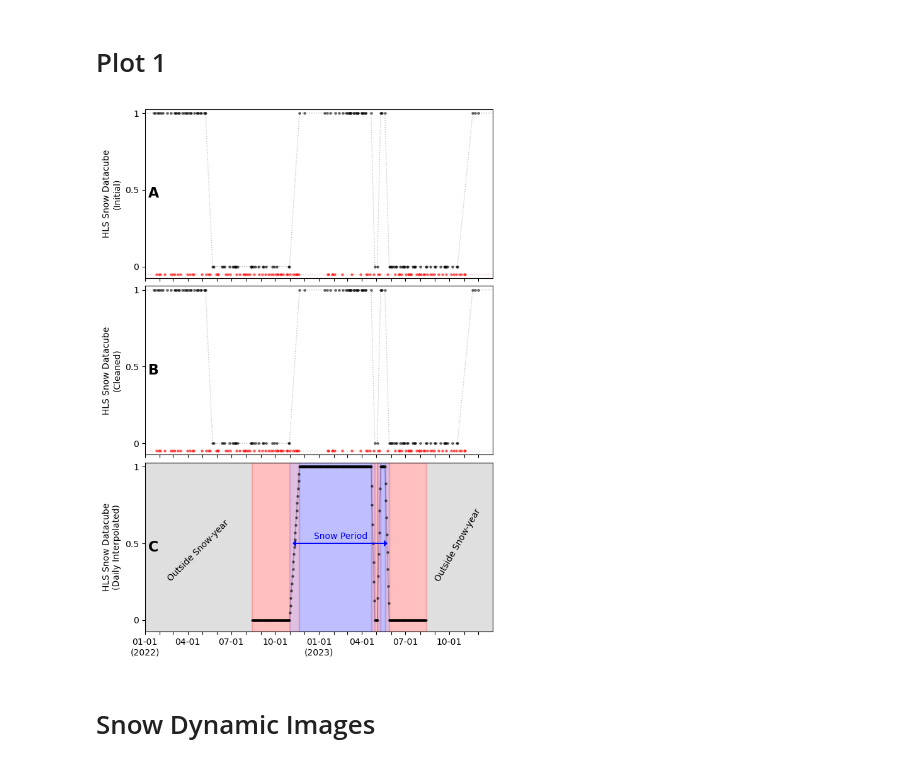
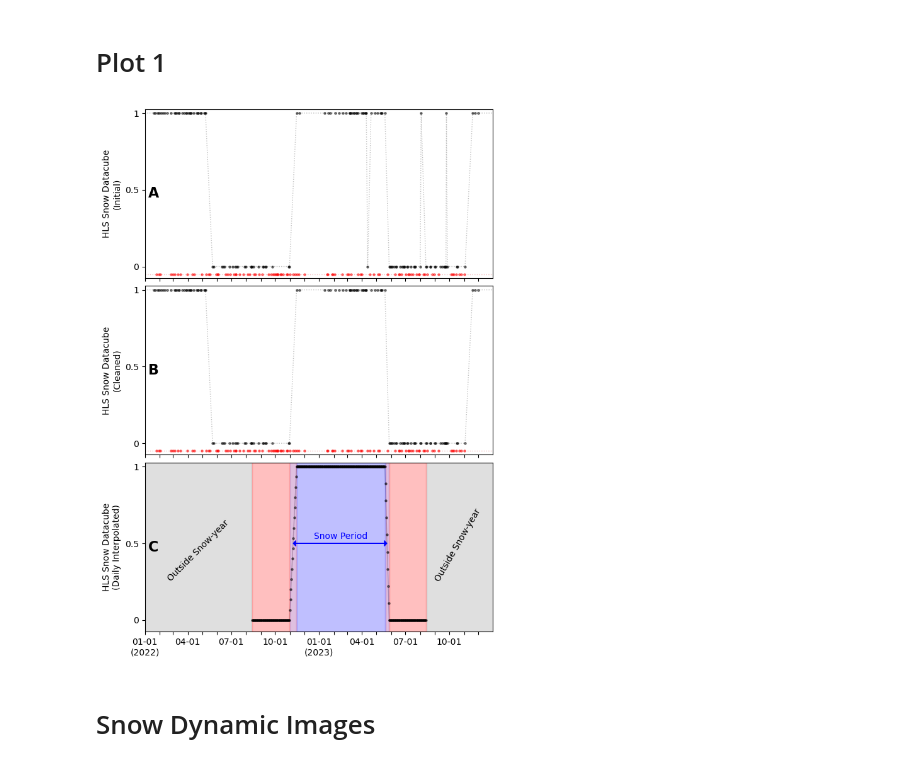
Before and after one commit to ZZMitch/snowDynamics_v1, a Jupyter notebook: Notebooks/Figure Creation/Figure 5and6andA10.ipynb, the cells around one changed output. Cells and saved outputs as stored; diff of their text form; code cells hidden in the pictures.

Commit message:
Minor figure updates

```diff
--- a/Notebooks/Figure Creation/Figure 5and6andA10.ipynb
+++ b/Notebooks/Figure Creation/Figure 5and6andA10.ipynb
@@ -260,7 +260,7 @@ array([[[ 1.,  1.,  1., ...,  1.,  1.,  1.],
 # %%
 x = 1208 #np.random.randint(0, snowCube.shape[1])
 print(x)
-y = 1475 #np.random.randint(0, snowCube.shape[2])
+y = 1845 #np.random.randint(0, snowCube.shape[2])
 print(y)
 
 print(snowCube[:, x, y]['x'].values) #.rio.set_spatial_dims('x', 'y').rio.reproject('EPSG:4326')
@@ -315,7 +315,8 @@ df
 # %%
 df1 = snowCube[:, x, y].to_dataframe()
 df1 = df1.drop(['band', 'x', 'y', 'spatial_ref'], axis = 1)
-df1 = df1.rename(columns = {'stackstac-1b087a35d8fb3852cd9d76a26e8df9e9': 'SnowCube_pts'})
+#df1 = df1.rename(columns = {'stackstac-1b087a35d8fb3852cd9d76a26e8df9e9': 'SnowCube_pts'})
+df1 = df1.rename(columns = {'stackstac-627d2eace83517290dd72b196be3a68b': 'SnowCube_pts'})
 
 def unclear_pts(x):
     if np.isnan(x) == True:
@@ -573,35 +574,35 @@ axs[2].text(0.485, 0.55, 'Snow Period', fontsize = 10,  transform = axs[2].trans
 
 # axs[2].arrow(y = 0.5, x = mpl.dates.date2num(pd.Timestamp('2022-11-11')), dy = 0, dx = 164,
 #              length_includes_head = True, head_width = 0.035, head_length = 5, color = 'blue')
 # axs[2].arrow(y = 0.5, x = mpl.dates.date2num(pd.Timestamp('2023-04-24')), dy = 0, dx = -164,
 #              length_includes_head = True, head_width = 0.035, head_length = 5, color = 'blue')
 # axs[2].arrow(y = 0.5, x = mpl.dates.date2num(pd.Timestamp('2023-05-07')), dy = 0, dx = 16,
 #              length_includes_head = True, head_width = 0.035, head_length = 5, color = 'blue')
 # axs[2].arrow(y = 0.5, x = mpl.dates.date2num(pd.Timestamp('2023-05-23')), dy = 0, dx = -16,
 #              length_includes_head = True, head_width = 0.035, head_length = 5, color = 'blue')
 # axs[2].text(0.47, 0.55, 'Snow Periods', fontsize = 10,  transform = axs[2].transAxes, color = 'blue')
 
 axs[2].set_xlim([pd.Timestamp('2022-01-01'), pd.Timestamp('2023-12-31')])
 axs[2].set_xticks([pd.Timestamp('2022-01-01'), pd.Timestamp('2022-02-01'), pd.Timestamp('2022-03-01'), pd.Timestamp('2022-04-01'),
                    pd.Timestamp('2022-05-01'), pd.Timestamp('2022-06-01'), pd.Timestamp('2022-07-01'), pd.Timestamp('2022-08-01'),
                    pd.Timestamp('2022-09-01'), pd.Timestamp('2022-10-01'), pd.Timestamp('2022-11-01'), pd.Timestamp('2022-12-01'),
                    pd.Timestamp('2023-01-01'), pd.Timestamp('2023-02-01'), pd.Timestamp('2023-03-01'), pd.Timestamp('2023-04-01'),
                    pd.Timestamp('2023-05-01'), pd.Timestamp('2023-06-01'), pd.Timestamp('2023-07-01'), pd.Timestamp('2023-08-01'),
                    pd.Timestamp('2023-09-01'), pd.Timestamp('2023-10-01'), pd.Timestamp('2023-11-01'), pd.Timestamp('2023-12-01')],
                   ['01-01\n(2022)', '', '', '04-01', '', '', '07-01', '', '', '10-01', '', '',
                    '01-01\n(2023)', '', '', '04-01', '', '', '07-01', '', '', '10-01', '', ''])
 
 axs[2].set_ylim(-0.075, 1.025)
 axs[2].set_yticks([0, 0.5, 1], ['0', '0.5', '1'])
 axs[2].set_ylabel('HLS Snow Datacube\n(Daily Interpolated)')
 
 plt.tight_layout(h_pad = 0.5, w_pad = 0)
 
 plt.show()
 
-fig.get_figure().savefig('Figure A10.tif', dpi = 600, bbox_inches = 'tight', pil_kwargs = {'compression': 'tiff_lzw'})
+#fig.get_figure().savefig('Figure A10.tif', dpi = 600, bbox_inches = 'tight', pil_kwargs = {'compression': 'tiff_lzw'})
 # %% [output]
-[figure, old version]
+[figure, new version]
 # %%
 # import datetime
 # mpl.dates.date2num(pd.Timestamp('2022-05-01'))
```
Also changed, not shown: parts of 10 cells of this notebook, 2 other files.
